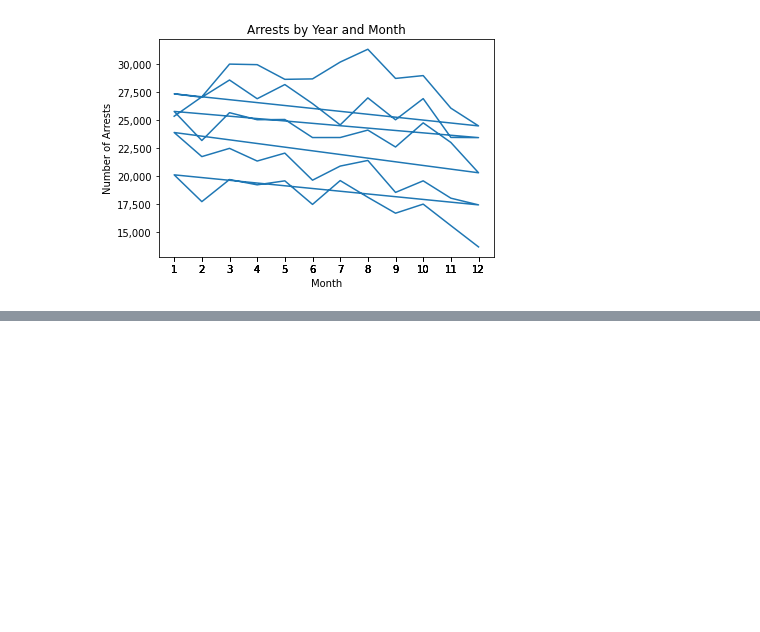
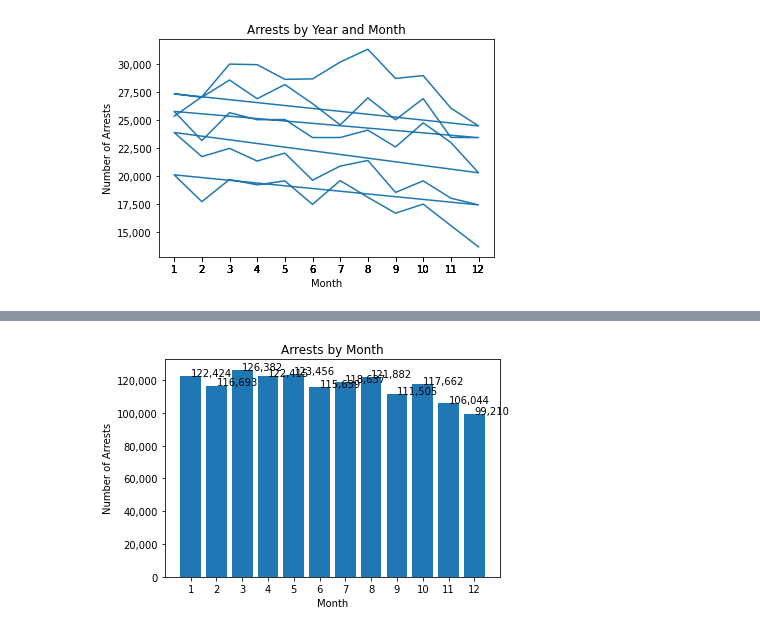
Before and after one commit to AmitSamra/NYC_Crime, a Jupyter notebook: nyc_crime_python.ipynb, the cells around one changed output, grey strips where cells are left out. Saved outputs shown, nothing was run; the diff lists cells and outputs as text; code cells hidden in the pictures; blank space fills up the shorter version.

```diff
--- a/nyc_crime_python.ipynb
+++ b/nyc_crime_python.ipynb
@@ -392,11 +393,11 @@ plt.show()
 # %% [markdown]
 ### Arrests by Year Percentage Change
 # %%
-df_arrests_year_pc = df.groupby('arrest_year', as_index=False)
-df_arrests_year_pc = df_arrests_year_pc.size()
-df_arrests_year_pc.rename(columns={'size':'total_arrests'}, inplace=True)
-df_arrests_year_pc['change'] = round(df_arrests_year_pc.total_arrests.div(df_arrests_year_pc.total_arrests.shift(1))-1,2)
-df_arrests_year_pc
+df_year_pc = df.groupby('arrest_year', as_index=False)
+df_year_pc = df_year_pc.size()
+df_year_pc.rename(columns={'size':'total_arrests'}, inplace=True)
+df_year_pc['change'] = round(df_year_pc.total_arrests.div(df_year_pc.total_arrests.shift(1))-1,2)
+df_year_pc
 # %% [output]
 |  | arrest_year | total_arrests | change |
 | 0 | 2015 | 339470 | NaN |
@@ -406,21 +407,22 @@ df_arrests_year_pc
 | 4 | 2019 | 214617 | -0.13 |
 # %%
 fig, ax = plt.subplots()
-ax.plot(df_arrests_year_pc.arrest_year, df_arrests_year_pc.total_arrests, marker='o', color='red')
+ax.plot(df_year_pc.arrest_year, df_year_pc.total_arrests, marker='o', color='red')
 ax.set_xlabel("Year")
 ax.set_ylabel("Number of Arrests")
 ax.set_title("Arrests by Year")
-plt.xticks([x for x in df_arrests_year_pc.arrest_year])
+plt.xticks([x for x in df_year_pc.arrest_year])
 plt.xticks(rotation = 90)
 
 #for i,j in df_arrests_year.items():
 #    ax.annotate(j, xy=(i,j))
 
-for i,j in zip(df_arrests_year_pc.arrest_year, df_arrests_year_pc.change):
+for i,j in zip(df_year_pc.arrest_year, df_year_pc.change):
     ax.annotate(j, xy=(i,j))
 
 ax.yaxis.set_major_formatter(
-    ticker.FuncFormatter(lambda y, p: format(int(y), ',')))
+    ticker.FuncFormatter(lambda y, p: format(int(y), ','))
+)
 
 plt.show()
 
@@ -516,0 +512,5 @@ plt.show()
+# %%
+df_month = df.groupby('arrest_month', as_index=False)
+df_month = df_month.size()
+df_month.rename(columns={'size':'total_arrests'}, inplace=True)
+df_month.head()
@@ -516,0 +524,18 @@ plt.show()
+# %%
+fig, ax = plt.subplots()
+ax.bar(df_month.arrest_month, df_month.total_arrests)
+ax.set_xlabel('Month')
+ax.set_ylabel('Number of Arrests')
+ax.set_title('Arrests by Month')
+plt.xticks([x for x in df_month.arrest_month])
+
+ax.yaxis.set_major_formatter(
+ticker.FuncFormatter(lambda y,p: format(int(y), ','))
+)
+
+for i,j in zip(df_month.arrest_month, df_month.total_arrests):
+    ax.annotate(format((j), ','), xy=(i,j))
+
+plt.show()
+# %% [output]
+[figure, added]
```
Also changed, not shown: parts of 12 cells of this notebook.
